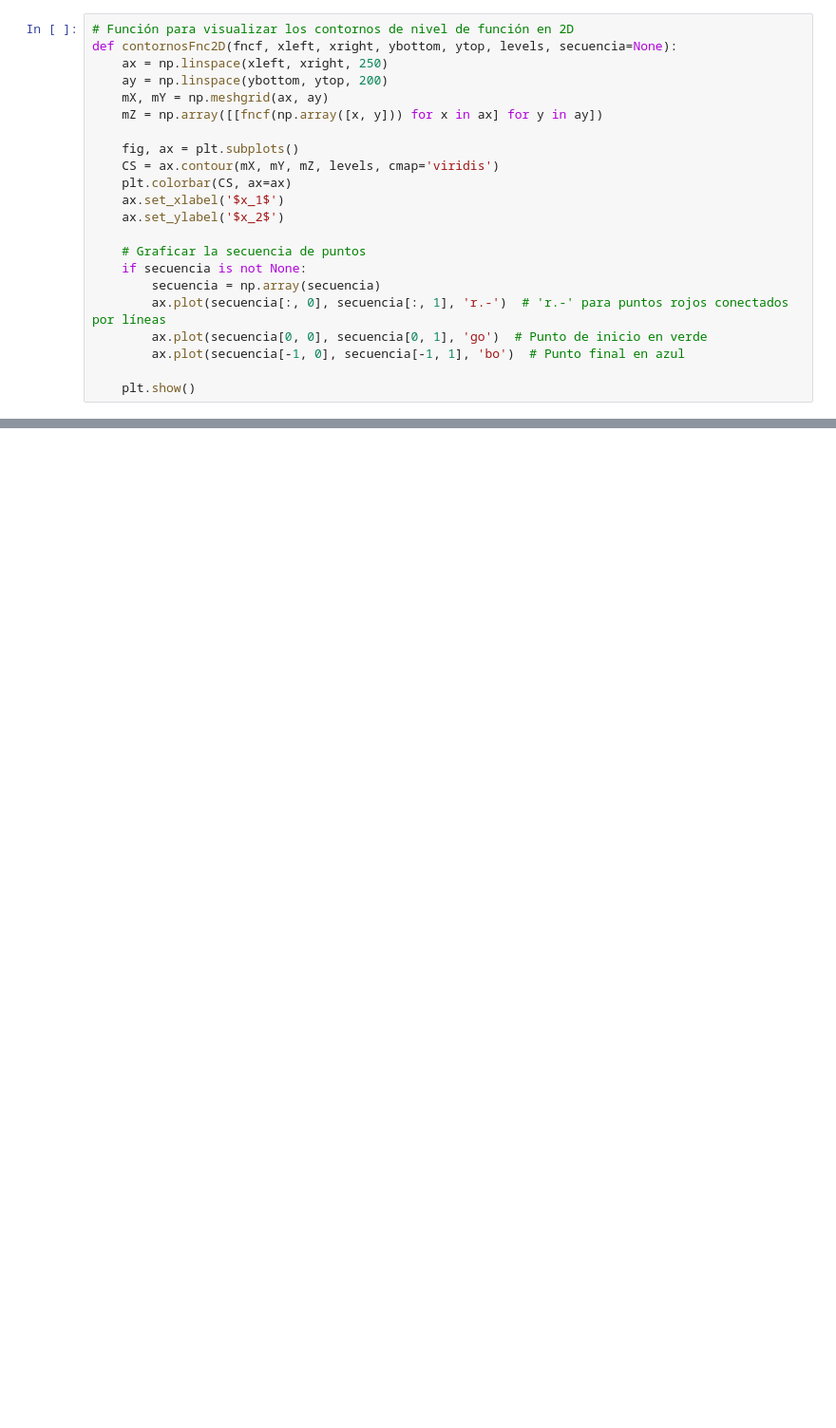
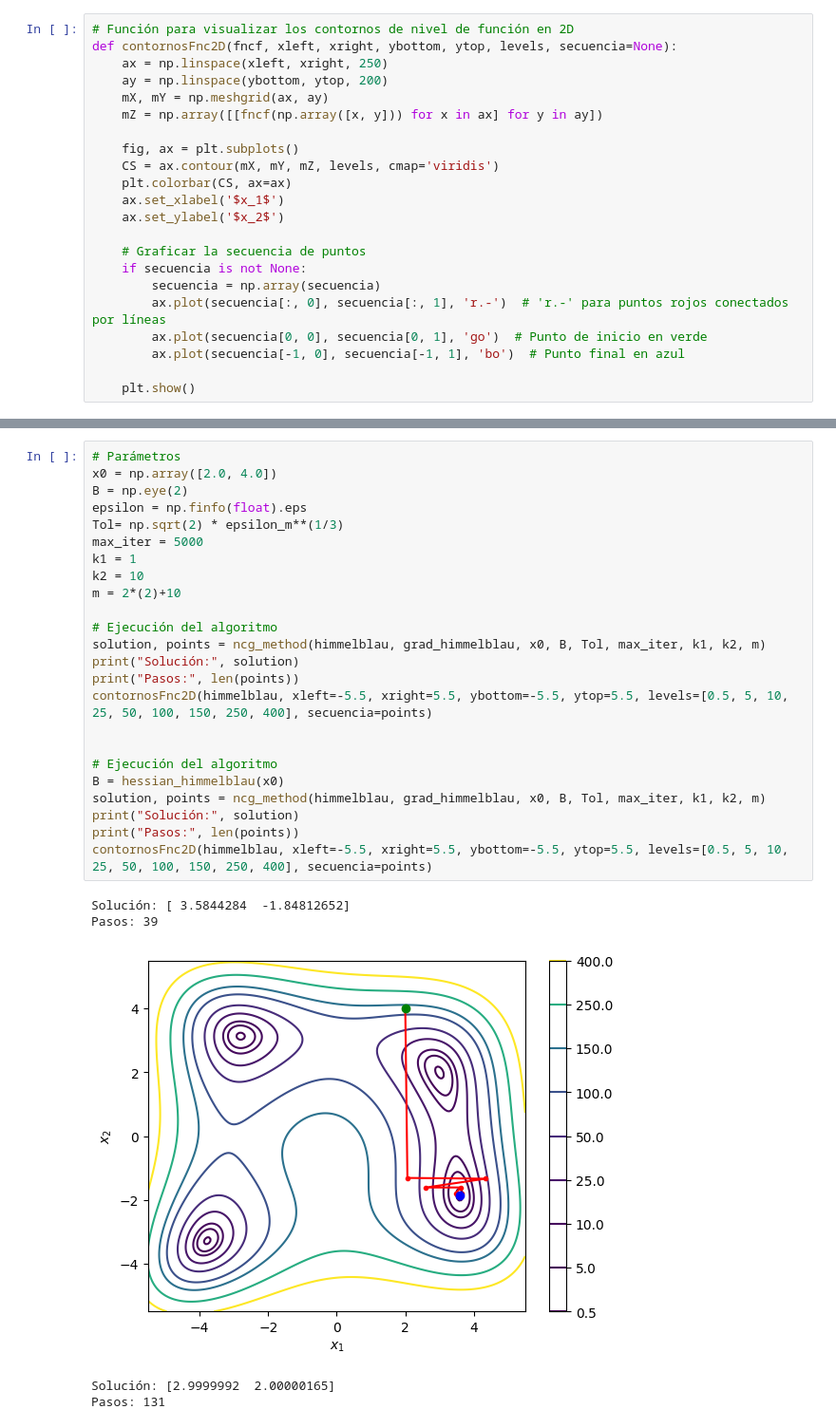
Before and after one commit to GuillermoSego/Optimization, a Jupyter notebook: Proyecto Final/Proyecto_Final.ipynb, the cells around one changed output, grey strips where cells are left out. Shown at 95% size. Cells and saved outputs as stored; diff of their text form; blank space fills up the shorter version.

```diff
--- a/Proyecto Final/Proyecto_Final.ipynb
+++ b/Proyecto Final/Proyecto_Final.ipynb
@@ -448,0 +588,30 @@ Numero de reinicios = 1973
+# %%
+# Parámetros
+x0 = np.array([2.0, 4.0])
+B = np.eye(2)
+epsilon = np.finfo(float).eps
+Tol= np.sqrt(2) * epsilon_m**(1/3)
+max_iter = 5000
+k1 = 1
+k2 = 10
+m = 2*(2)+10
+
+# Ejecución del algoritmo
+solution, points = ncg_method(himmelblau, grad_himmelblau, x0, B, Tol, max_iter, k1, k2, m)
+print("Solución:", solution)
+print("Pasos:", len(points))
+contornosFnc2D(himmelblau, xleft=-5.5, xright=5.5, ybottom=-5.5, ytop=5.5, levels=[0.5, 5, 10, 25, 50, 100, 150, 250, 400], secuencia=points)
+
+
+# Ejecución del algoritmo
+B = hessian_himmelblau(x0)
+solution, points = ncg_method(himmelblau, grad_himmelblau, x0, B, Tol, max_iter, k1, k2, m)
+print("Solución:", solution)
+print("Pasos:", len(points))
+contornosFnc2D(himmelblau, xleft=-5.5, xright=5.5, ybottom=-5.5, ytop=5.5, levels=[0.5, 5, 10, 25, 50, 100, 150, 250, 400], secuencia=points)
+# %% [output]
+Solución: [ 3.5844284  -1.84812652]
+Pasos: 39
+[figure, added]
+Solución: [2.9999992  2.00000165]
+Pasos: 131
```
Also changed, not shown: parts of 10 cells of this notebook, 3 other files.
